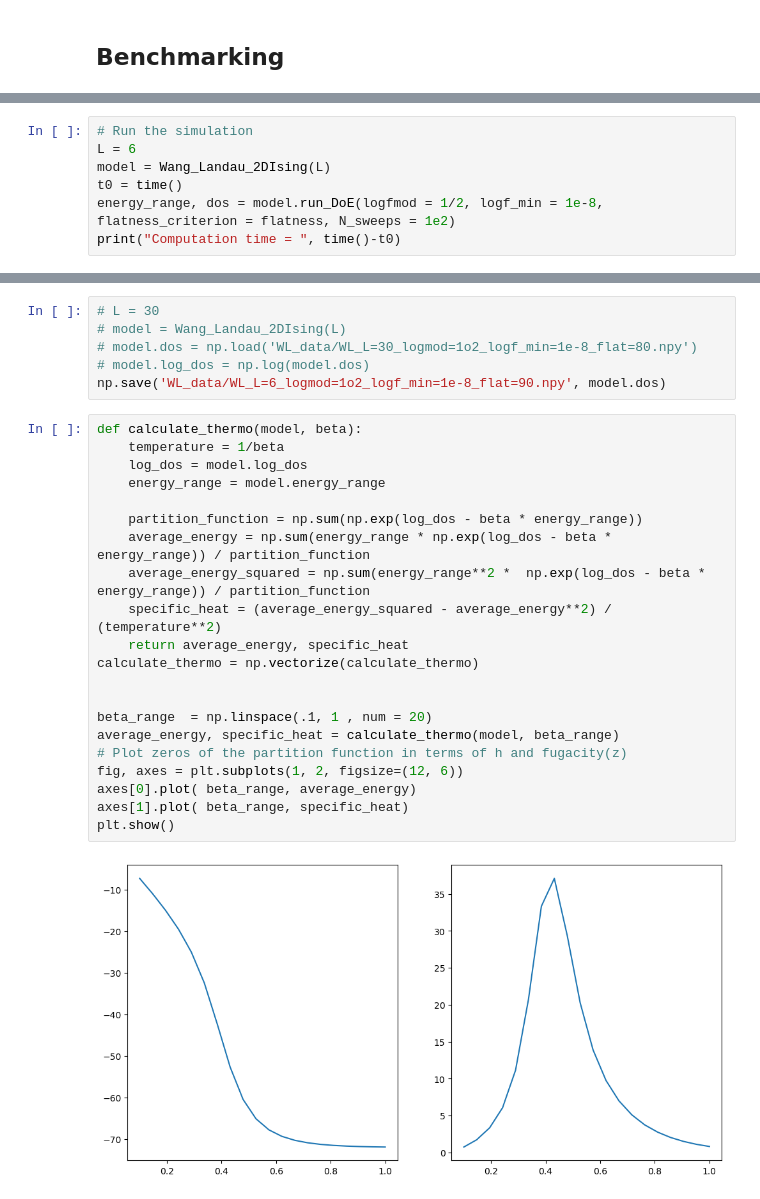
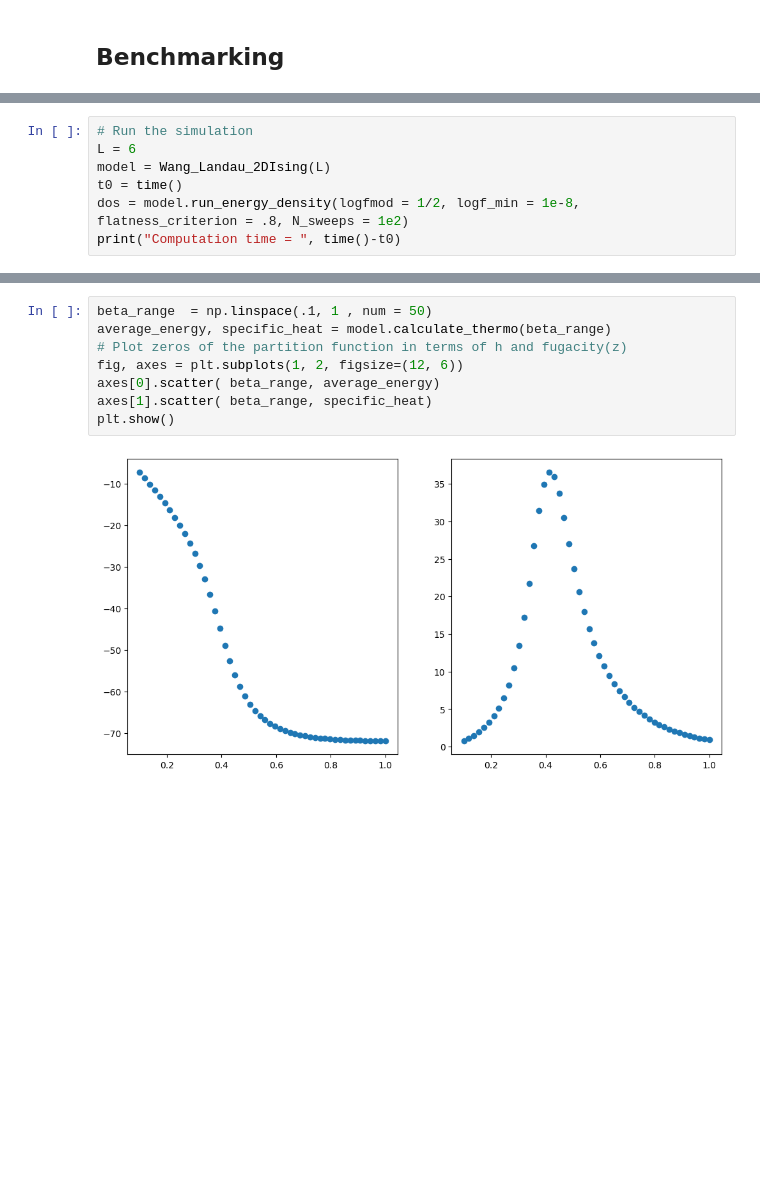
Before and after one commit to GregoryLJohnson/SimpleModels, a Jupyter notebook: WL_PFZ.ipynb, the cells around one changed output, grey strips where cells are left out. Cells and saved outputs as stored; diff of their text form; blank space fills up the shorter version.

```diff
--- a/WL_PFZ.ipynb
+++ b/WL_PFZ.ipynb
@@ -358,6 +381,6 @@ plt.show()
 L = 6
 model = Wang_Landau_2DIsing(L)
 t0 = time()
-energy_range, dos = model.run_DoE(logfmod = 1/2, logf_min = 1e-8, flatness_criterion = flatness, N_sweeps = 1e2)
+dos = model.run_energy_density(logfmod = 1/2, logf_min = 1e-8, flatness_criterion = .8, N_sweeps = 1e2)
 print("Computation time = ", time()-t0)
 # %% [output]
@@ -381,29 +404,10 @@ Computation time =  163.95942616462708
-# %%
-# L = 30
-# model = Wang_Landau_2DIsing(L)
-# model.dos = np.load('WL_data/WL_L=30_logmod=1o2_logf_min=1e-8_flat=80.npy')
-# model.log_dos = np.log(model.dos)
-np.save('WL_data/WL_L=6_logmod=1o2_logf_min=1e-8_flat=90.npy', model.dos)
 # %%
-def calculate_thermo(model, beta):
-    temperature = 1/beta
-    log_dos = model.log_dos
-    energy_range = model.energy_range
-
-    partition_function = np.sum(np.exp(log_dos - beta * energy_range))
-    average_energy = np.sum(energy_range * np.exp(log_dos - beta * energy_range)) / partition_function
-    average_energy_squared = np.sum(energy_range**2 *  np.exp(log_dos - beta * energy_range)) / partition_function
-    specific_heat = (average_energy_squared - average_energy**2) / (temperature**2)
-    return average_energy, specific_heat
-calculate_thermo = np.vectorize(calculate_thermo)
-
-
-beta_range  = np.linspace(.1, 1 , num = 20)
-average_energy, specific_heat = calculate_thermo(model, beta_range)
+beta_range  = np.linspace(.1, 1 , num = 50)
+average_energy, specific_heat = model.calculate_thermo(beta_range)
 # Plot zeros of the partition function in terms of h and fugacity(z)
 fig, axes = plt.subplots(1, 2, figsize=(12, 6))
-axes[0].plot( beta_range, average_energy)
-axes[1].plot( beta_range, specific_heat)
+axes[0].scatter( beta_range, average_energy)
+axes[1].scatter( beta_range, specific_heat)
 plt.show()
 # %% [output]
-[figure, old version]
+[figure, new version]
```
Also changed, not shown: parts of 6 cells of this notebook.
